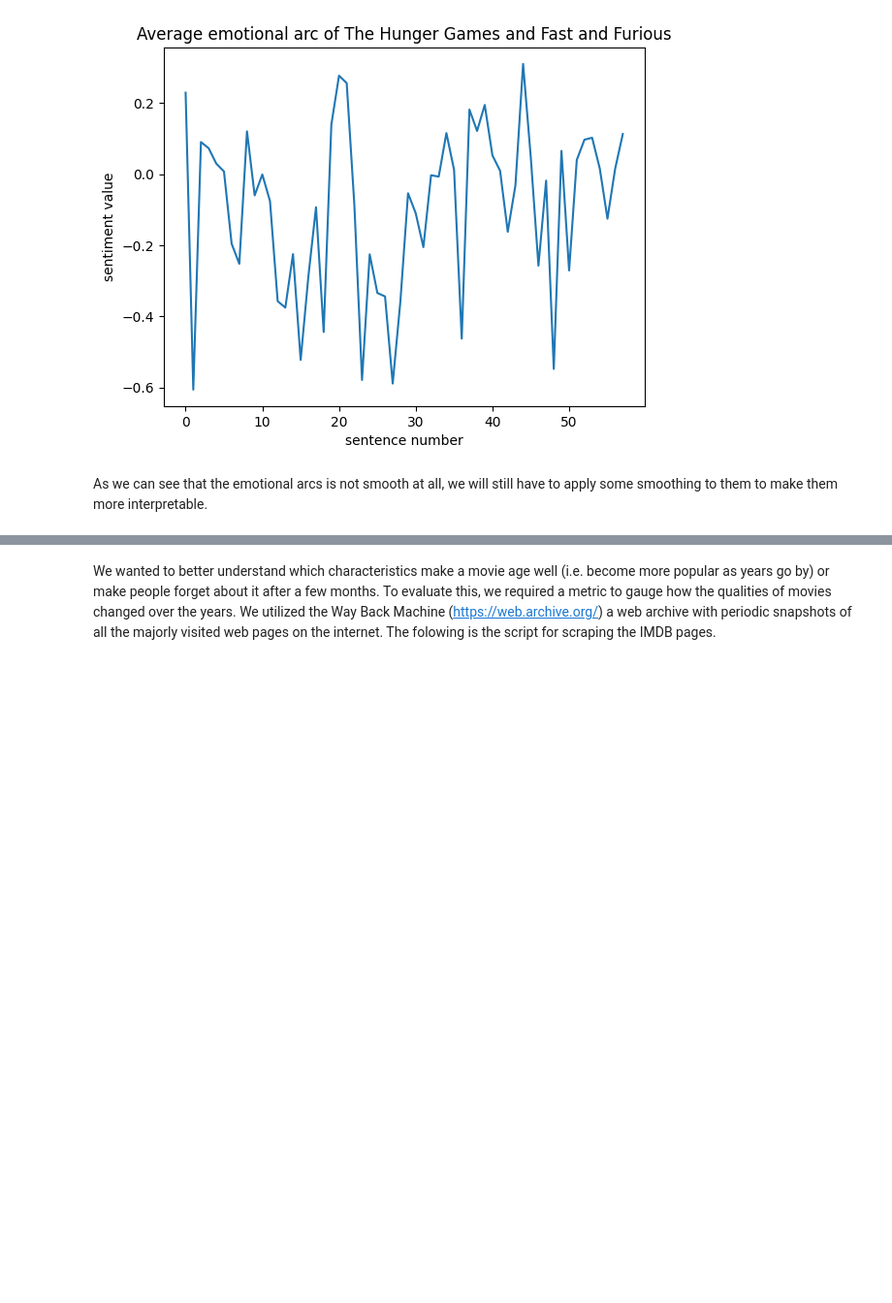
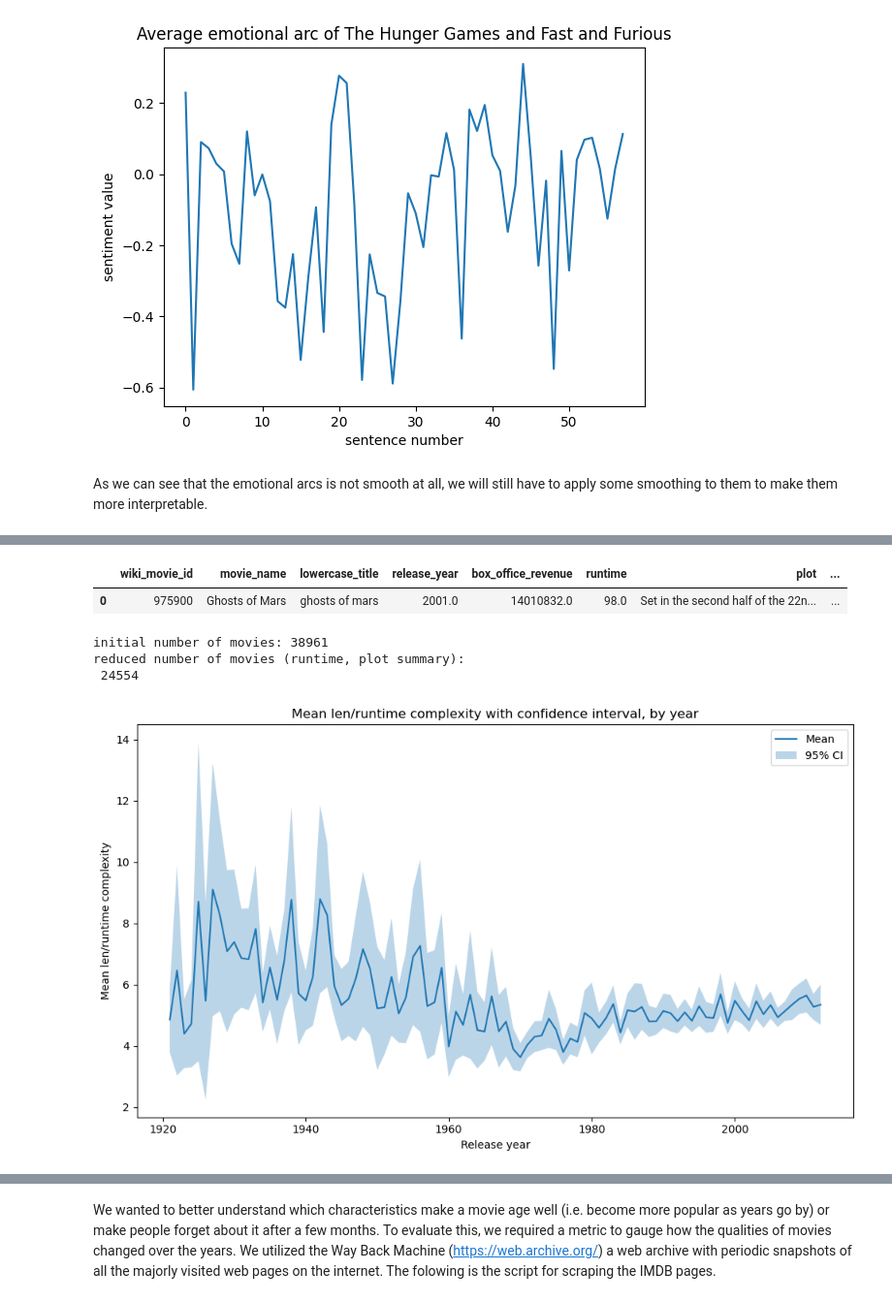
Before and after one commit to epfl-ada/ada-2023-project-msosm, a Jupyter notebook: main.ipynb, the cells around one changed output, grey strips where cells are left out. Shown at 97% size. Cells and saved outputs as stored; diff of their text form; code cells hidden in the pictures; blank space fills up the shorter version.

```diff
--- a/main.ipynb
+++ b/main.ipynb
@@ -516,0 +640,41 @@ As we can see that the emotional arcs is not smooth at all, we will still have t
+# %%
+plot_complexity_len_runtime = plot_complexity[['wiki_movie_id','movie_name','release_year','runtime','plot_word_count']].copy()
+
+# compute complexity
+plot_complexity_len_runtime['len/runtime'] = plot_complexity_len_runtime['plot_word_count']/plot_complexity_len_runtime['runtime']
+
+# merge and add the computed complexity to the dataframe plot_complexity
+plot_complexity = pd.merge(plot_complexity, plot_complexity_len_runtime[['wiki_movie_id','len/runtime']],  on='wiki_movie_id', how='left')
+plot_complexity.head(1)
+# %% [output]
+|  | wiki_movie_id | movie_name | lowercase_title | release_year | box_office_revenue | runtime | plot | ... |
+| 0 | 975900 | Ghosts of Mars | ghosts of mars | 2001.0 | 14010832.0 | 98.0 | Set in the second half of the 22n... | ... |
+# %%
+# filtering data
+plot_complexity_len_runtime = plot_complexity[(plot_complexity['runtime'] > 2)
+                                              & (plot_complexity['runtime'] < 300)
+                                              & (plot_complexity['plot_word_count'] > 100)][['wiki_movie_id','release_year','runtime','plot_word_count','len/runtime']]
+
+
+print('initial number of movies:', plot_complexity.shape[0])
+print('reduced number of movies (runtime, plot summary):\n', plot_complexity_len_runtime.shape[0])
+# %% [output]
+initial number of movies: 38961
+reduced number of movies (runtime, plot summary):
+ 24554
+# %%
+len_runtime_complexity_by_year = plot_complexity_len_runtime.groupby('release_year')['len/runtime'].agg(['count','mean','std']).reset_index()
+len_runtime_complexity_by_year['ci_low'] = len_runtime_complexity_by_year['mean'] - 1.96 * (len_runtime_complexity_by_year['std'] / len_runtime_complexity_by_year['count']**0.5)
+len_runtime_complexity_by_year['ci_high'] = len_runtime_complexity_by_year['mean'] + 1.96 * (len_runtime_complexity_by_year['std'] / len_runtime_complexity_by_year['count']**0.5)
+
+plt.figure(figsize=(10, 6))
+sns.lineplot(x='release_year', y='mean', data=len_runtime_complexity_by_year, label='Mean')
+plt.fill_between(len_runtime_complexity_by_year['release_year'], len_runtime_complexity_by_year['ci_low'], len_runtime_complexity_by_year['ci_high'], alpha=0.3, label='95% CI')
+plt.xlabel('Release year')
+plt.ylabel('Mean len/runtime complexity')
+plt.title('Mean len/runtime complexity with confidence interval, by year')
+plt.legend()
+plt.tight_layout()
+plt.show()
+# %% [output]
+[figure, added]
```
Also changed, not shown: parts of 52 cells of this notebook.
